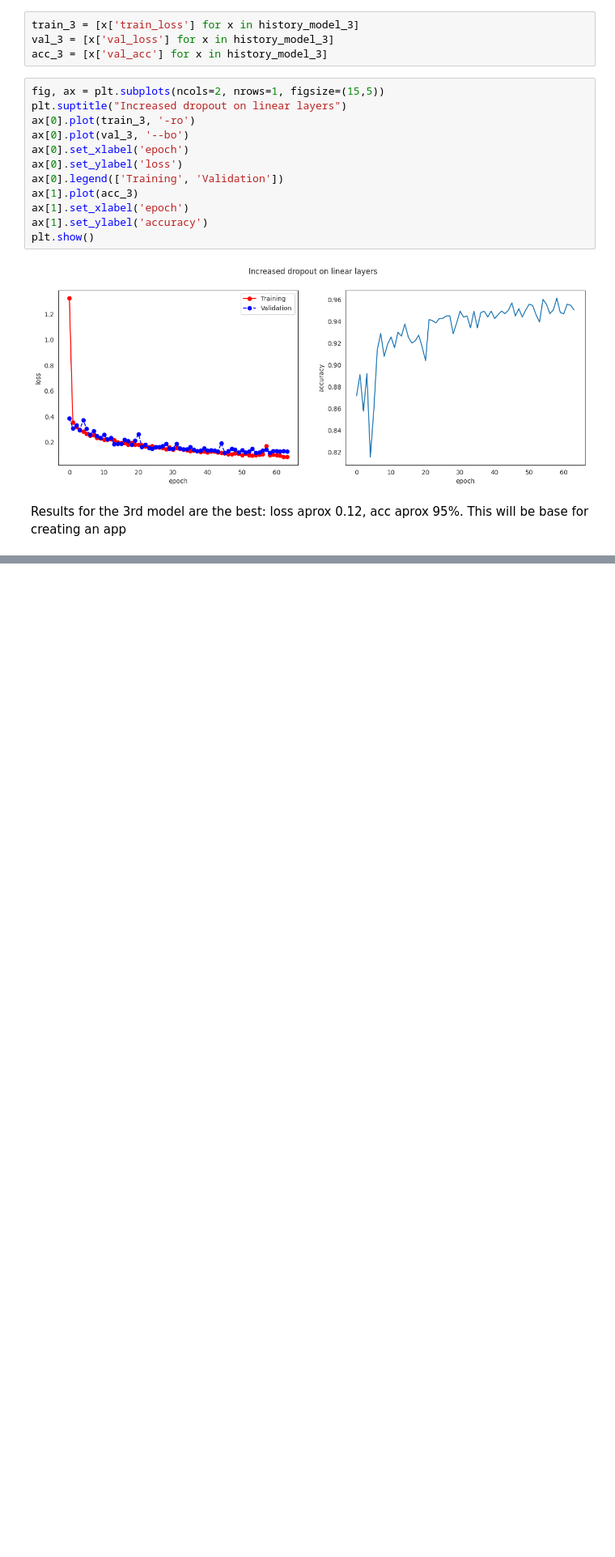
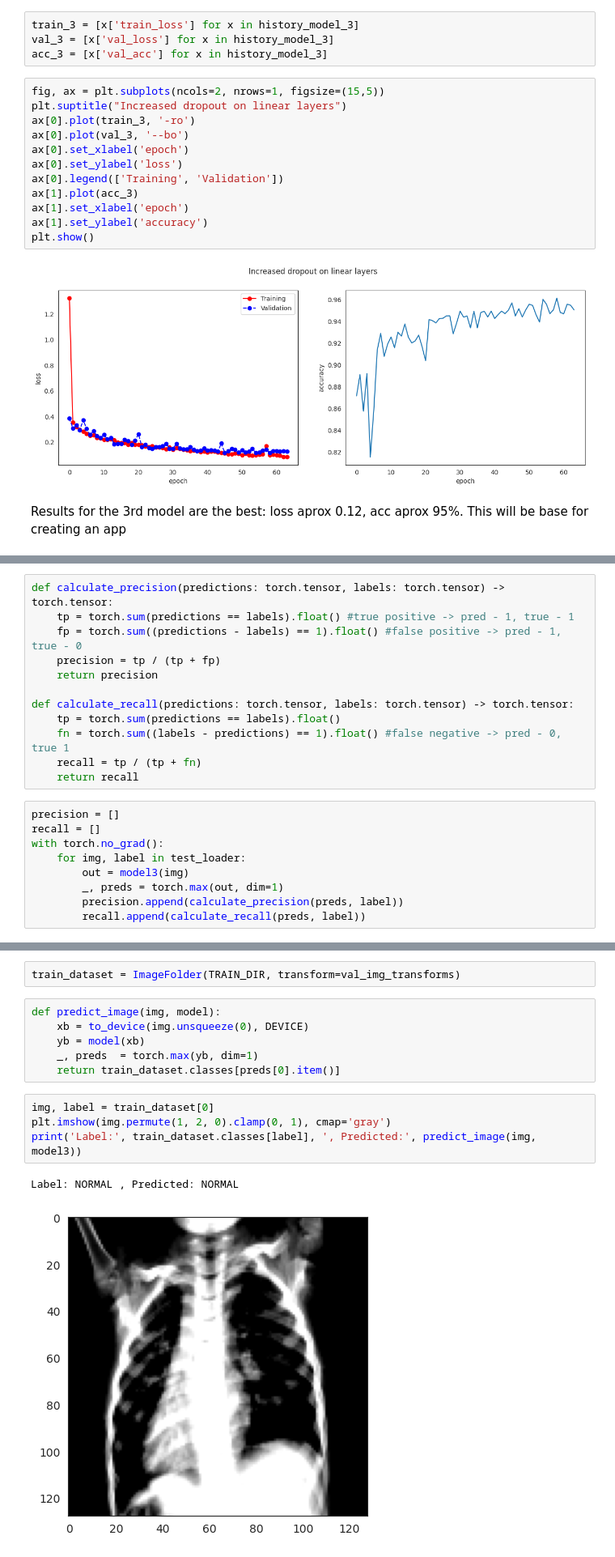
Before and after one commit to gitMiodek/lungs-disease-classification-app, a Jupyter notebook: X_ray_images_classification.ipynb, the cells around one changed output, grey strips where cells are left out. Shown at 81% size. Saved outputs shown, nothing was run; the diff lists cells and outputs as text; blank space fills up the shorter version.

Commit message:
feat(notebook): Checked model on testing dataset

```diff
--- a/X_ray_images_classification.ipynb
+++ b/X_ray_images_classification.ipynb
@@ -945,0 +971,21 @@ Results for the 3rd model are the best: loss aprox 0.12, acc aprox 95%. This wil
+# %%
+def calculate_precision(predictions: torch.tensor, labels: torch.tensor) -> torch.tensor:
+    tp = torch.sum(predictions == labels).float() #true positive -> pred - 1, true - 1
+    fp = torch.sum((predictions - labels) == 1).float() #false positive -> pred - 1, true - 0
+    precision = tp / (tp + fp)
+    return precision
+
+def calculate_recall(predictions: torch.tensor, labels: torch.tensor) -> torch.tensor:
+    tp = torch.sum(predictions == labels).float()
+    fn = torch.sum((labels - predictions) == 1).float() #false negative -> pred - 0, true 1
+    recall = tp / (tp + fn)
+    return recall
+# %%
+precision = []
+recall = []
+with torch.no_grad():
+    for img, label in test_loader:
+        out = model3(img)
+        _, preds = torch.max(out, dim=1)
+        precision.append(calculate_precision(preds, label))
+        recall.append(calculate_recall(preds, label))
@@ -945,0 +1004,15 @@ Results for the 3rd model are the best: loss aprox 0.12, acc aprox 95%. This wil
+# %%
+train_dataset = ImageFolder(TRAIN_DIR, transform=val_img_transforms)
+# %%
+def predict_image(img, model):
+    xb = to_device(img.unsqueeze(0), DEVICE)
+    yb = model(xb)
+    _, preds  = torch.max(yb, dim=1)
+    return train_dataset.classes[preds[0].item()]
+# %%
+img, label = train_dataset[0]
+plt.imshow(img.permute(1, 2, 0).clamp(0, 1), cmap='gray')
+print('Label:', train_dataset.classes[label], ', Predicted:', predict_image(img, model3))
+# %% [output]
+Label: NORMAL , Predicted: NORMAL
+[figure, added]
```
Also changed, not shown: parts of 9 cells of this notebook.
